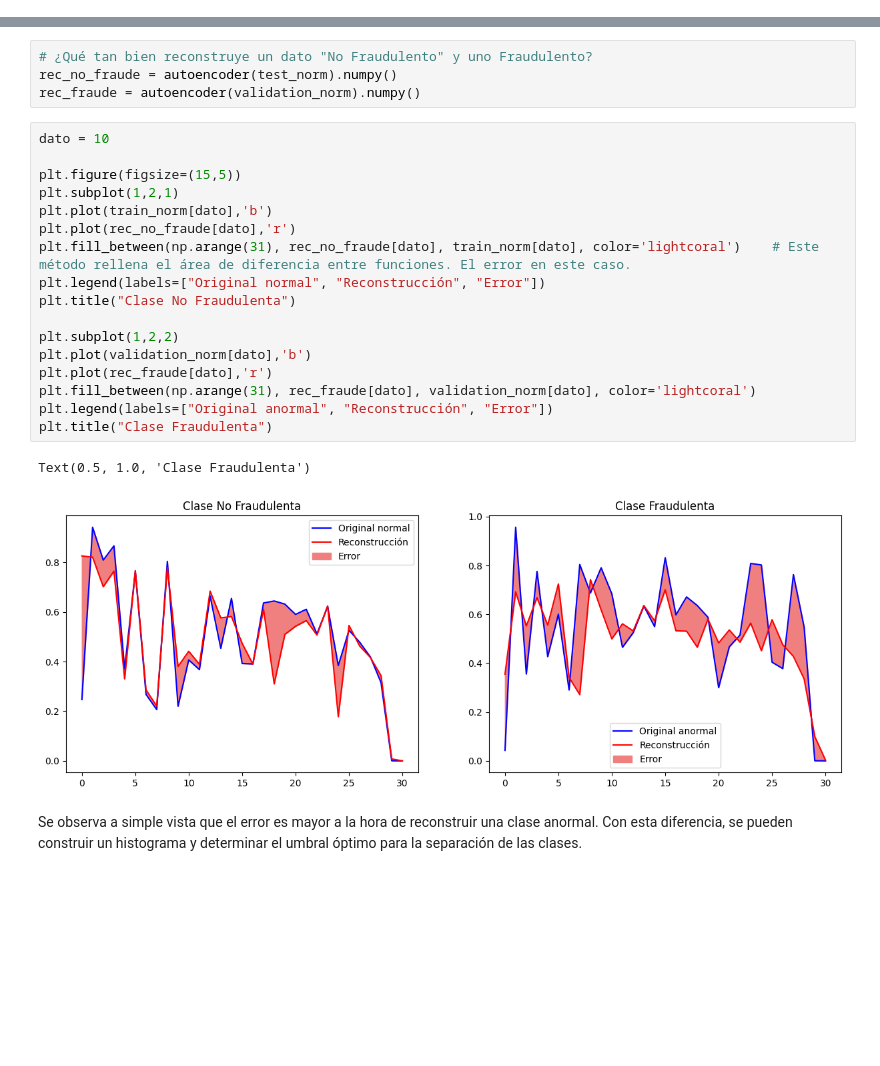
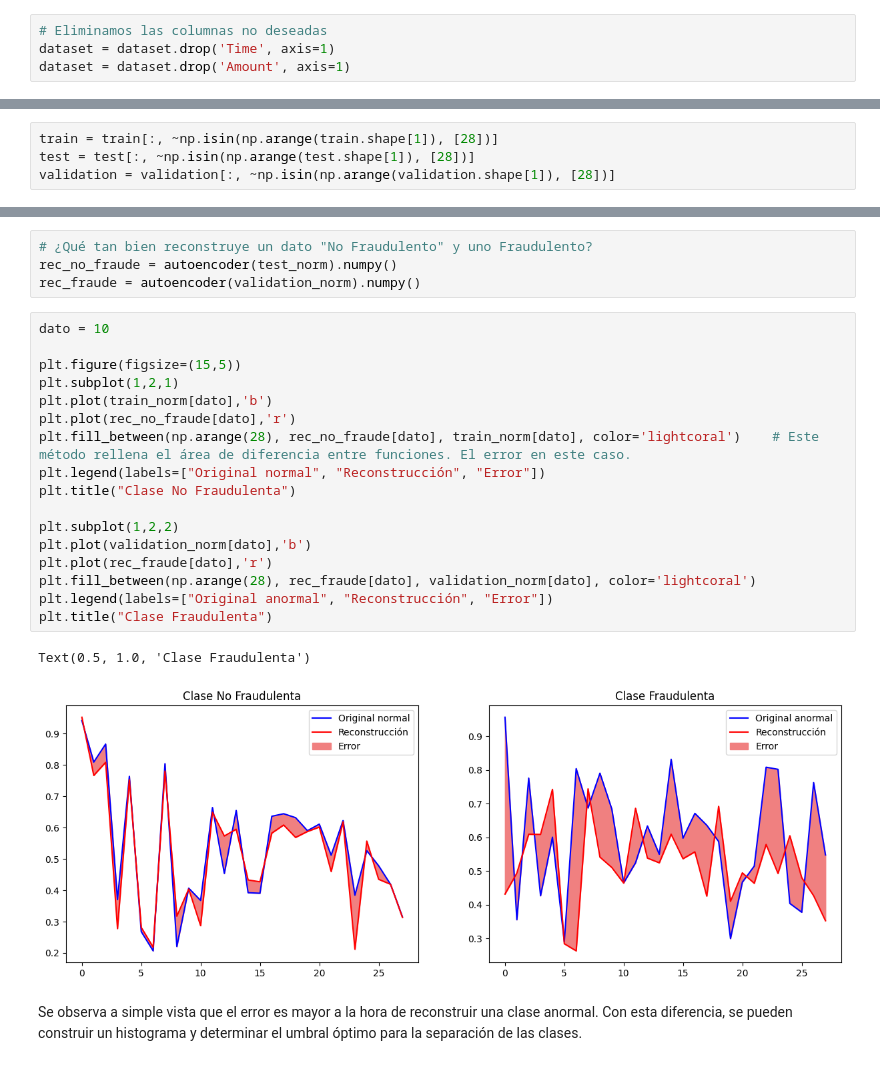
Before and after one commit to GabyDs/EjerciciosInteligenciaComputacional, a Jupyter notebook: Lab2Ej1.ipynb, the cells around one changed output, grey strips where cells are left out. Saved outputs shown, nothing was run; the diff lists cells and outputs as text; blank space fills up the shorter version.

```diff
--- a/Lab2Ej1.ipynb
+++ b/Lab2Ej1.ipynb
@@ -71,6 +71,10 @@ dataset.head()
 | 3 | 1.0 | -0.966272 | -0.185226 | 1.792993 | -0.863291 | -0.010309 | 1.247203 | 0.237609 | 0.377436 | -1.387024 | ... | ... |
 | 4 | 2.0 | -1.158233 | 0.877737 | 1.548718 | 0.403034 | -0.407193 | 0.095921 | 0.592941 | -0.270533 | 0.817739 | ... | ... |
 5 rows × 31 columns
+# %%
+# Eliminamos las columnas no deseadas
+dataset = dataset.drop('Time', axis=1)
+dataset = dataset.drop('Amount', axis=1)
 # %%
 # Observamos la cantidad de muestras fraudulentas y no fraudulentas
 
@@ -149,3 +157,7 @@ cat_validation = validation[:,30]
+# %%
+train = train[:, ~np.isin(np.arange(train.shape[1]), [28])]
+test = test[:, ~np.isin(np.arange(test.shape[1]), [28])]
+validation = validation[:, ~np.isin(np.arange(validation.shape[1]), [28])]
 # %% [markdown]
 ### Comparacion visual entre clases
 # %%
@@ -340,23 +352,23 @@ rec_fraude = autoencoder(validation_norm).numpy()
 # %%
 dato = 10
 
 plt.figure(figsize=(15,5))
 plt.subplot(1,2,1)
 plt.plot(train_norm[dato],'b')
 plt.plot(rec_no_fraude[dato],'r')
-plt.fill_between(np.arange(31), rec_no_fraude[dato], train_norm[dato], color='lightcoral')    # Este método rellena el área de diferencia entre funciones. El error en este caso.
+plt.fill_between(np.arange(28), rec_no_fraude[dato], train_norm[dato], color='lightcoral')    # Este método rellena el área de diferencia entre funciones. El error en este caso.
 plt.legend(labels=["Original normal", "Reconstrucción", "Error"])
 plt.title("Clase No Fraudulenta")
 
 plt.subplot(1,2,2)
 plt.plot(validation_norm[dato],'b')
 plt.plot(rec_fraude[dato],'r')
-plt.fill_between(np.arange(31), rec_fraude[dato], validation_norm[dato], color='lightcoral')
+plt.fill_between(np.arange(28), rec_fraude[dato], validation_norm[dato], color='lightcoral')
 plt.legend(labels=["Original anormal", "Reconstrucción", "Error"])
 plt.title("Clase Fraudulenta")
 # %% [output]
 Text(0.5, 1.0, 'Clase Fraudulenta')
-[figure, old version]
+[figure, new version]
 # %% [markdown]
 Se observa a simple vista que el error es mayor a la hora de reconstruir una clase anormal. Con esta diferencia, se pueden construir un histograma y determinar el umbral óptimo para la separación de las clases.
 # %% [markdown]
```
Also changed, not shown: parts of 18 cells of this notebook.
